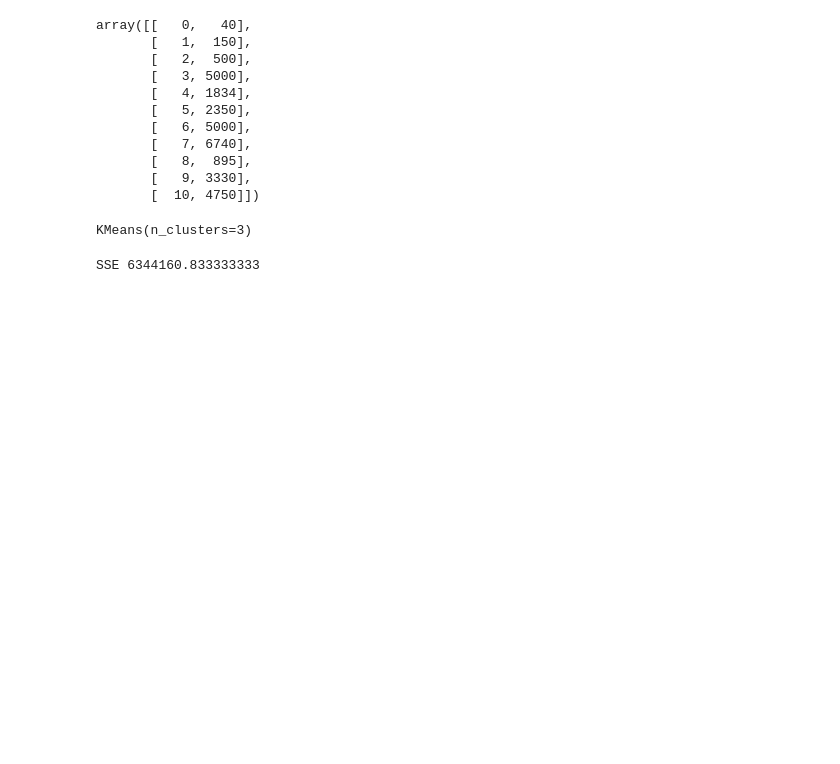
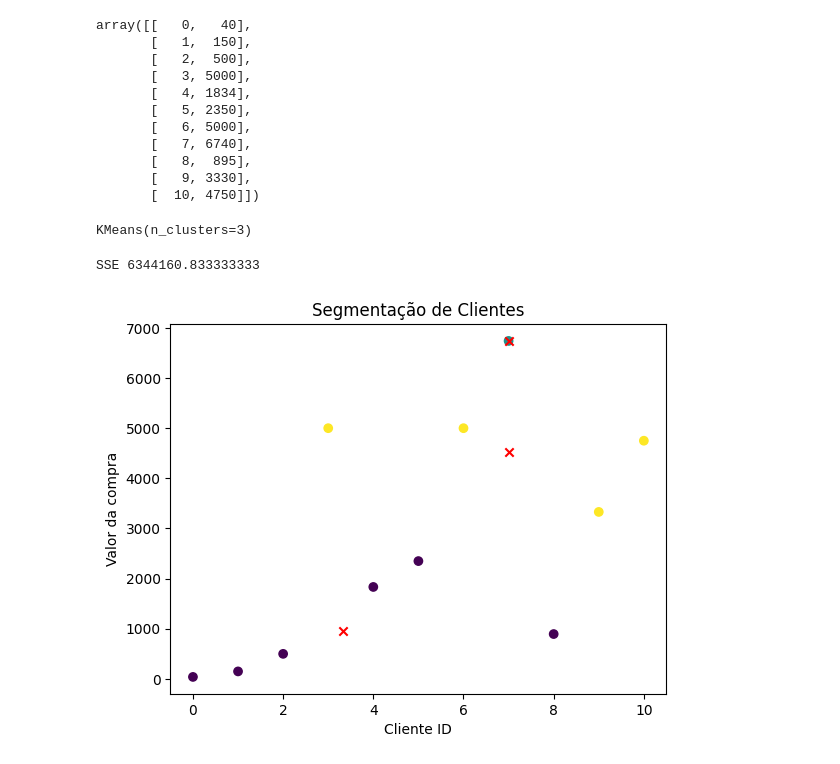
Before and after one commit to LANDOSOUZA/inteligencia_artificial_2025, a Jupyter notebook: aula_14/codigo.ex1.ipynb, the cells around one changed output. Saved outputs shown, nothing was run; the diff lists cells and outputs as text; code cells hidden in the pictures; blank space fills up the shorter version.

Commit message:
aula_14
Gráfico plt.scatterplot cluster

```diff
--- a/aula_14/codigo.ex1.ipynb
+++ b/aula_14/codigo.ex1.ipynb
@@ -39,3 +39,18 @@ sse = kmeans.inertia_
 print("SSE",sse)
 # %% [output]
 SSE 6344160.833333333
+# %%
+# Visualizando o resultado dos agrupamentos
+labels = kmeans.labels_
+centroids = kmeans.cluster_centers_
+# %%
+# Plotando um gráfico de dispersão dos clientes diferentes para cada grupo
+plt.scatter(dados_compra[:,0],dados_compra[:,1],c=labels)
+plt.scatter(centroids[:,0],centroids[:,1],marker='x',color='red')
+plt.title('Segmentação de Clientes')
+plt.xlabel('Cliente ID')
+plt.ylabel('Valor da compra')
+
+plt.show()
+# %% [output]
+[figure, added]
```
